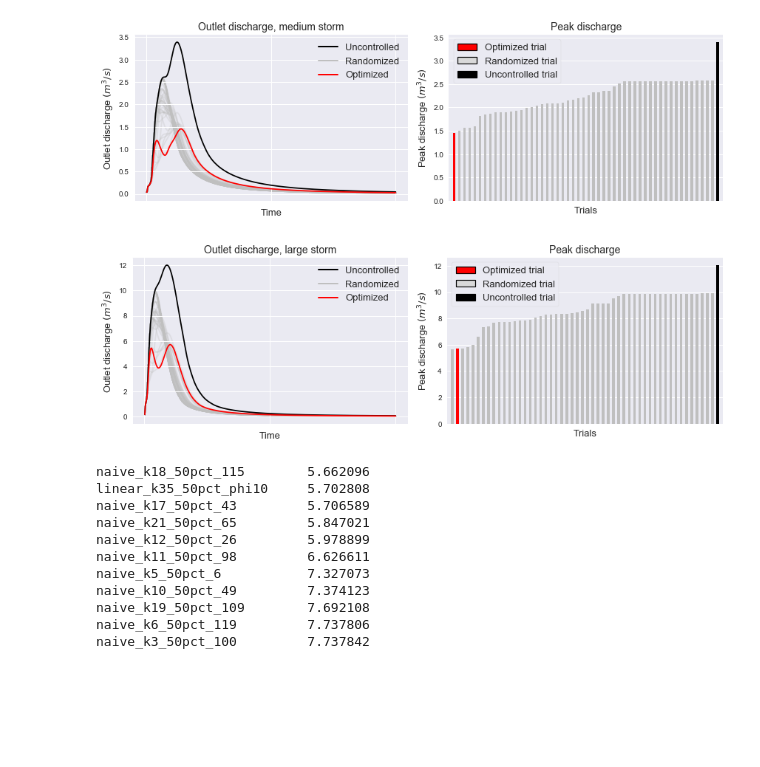
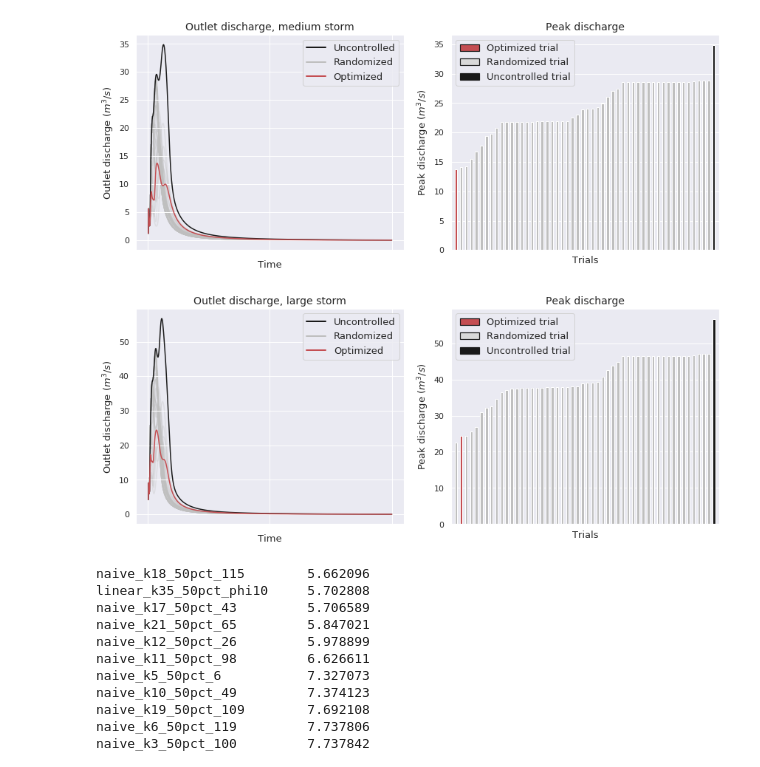
Before and after one commit to Mark-S-Bartlett/hydraulic-controller-placement, a Jupyter notebook: notebooks/FIG_performance.ipynb, the cells around one changed output. Saved outputs shown, nothing was run; the diff lists cells and outputs as text; code cells hidden in the pictures; blank space fills up the shorter version.

```diff
--- a/notebooks/FIG_performance.ipynb
+++ b/notebooks/FIG_performance.ipynb
@@ -145,18 +146,18 @@ var = {}
 
 for fn in os.listdir(output_dir):
     basename = fn.split('_diff')[0]
-    if (('diff' in fn) and ('50pct' in fn)) or ('uncontrolled' in fn):
-        if fn == 'uncontrolled_diff_4in.out':
+    if (('50pct' in fn)) or ('uncontrolled' in fn):
+        if fn == 'uncontrolled_23.38mm.out':
             outfall = swmmtoolbox.extract('../data/out/{0}'.format(fn), 'system,Flow_leaving_outfalls,11')
             var[basename] = outfall.var()[0]
             outfall.plot(ax=ax[0], legend=False, color='k', zorder=1)
-        elif fn.startswith('linear') and ('4in' in fn):
+        elif fn.startswith('linear') and ('23.38mm' in fn) and (not 'under' in fn):
             if 'k30' in fn:
                 outfall = swmmtoolbox.extract('../data/out/{0}'.format(fn), 'system,Flow_leaving_outfalls,11')
                 var[basename] = outfall.var()[0]
                 outfall.plot(ax=ax[0], legend=False, color='r', zorder=2)
 
-        elif fn.startswith('naive') and ('4in' in fn):
+        elif fn.startswith('naive') and ('23.38mm' in fn) and (not 'under' in fn):
             outfall = swmmtoolbox.extract('../data/out/{0}'.format(fn), 'system,Flow_leaving_outfalls,11')
             var[basename] = outfall.var()[0]
             outfall.plot(ax=ax[0], legend=False, color='0.75', alpha=0.3, zorder=0)
@@ -191,5 +192,6 @@ ax[1].get_legend().get_title().set_fontsize(13)
 ax[1].get_legend().get_title().set_fontweight('bold')
 ax[1].set_xlim(-1, 52)
 
-plt.savefig('../img/performance_var_large.png', bbox_inches='tight', dpi=200)
+plt.tight_layout()
+#plt.savefig('../img/performance_var_large.png', bbox_inches='tight', dpi=200)
 # %% [output]
@@ -203,18 +205,18 @@ maxes = {}
 
 for fn in os.listdir(output_dir):
     basename = fn.split('_diff')[0]
-    if (('diff' in fn) and ('50pct' in fn)) or ('uncontrolled' in fn):
-        if fn == 'uncontrolled_diff_0.5in.out':
+    if (('50pct' in fn)) or ('uncontrolled' in fn):
+        if fn == 'uncontrolled_11.2mm.out':
             outfall = swmmtoolbox.extract('../data/out/{0}'.format(fn), 'system,Flow_leaving_outfalls,11')
             maxes[basename] = outfall.max()[0]
             outfall.plot(ax=ax[0], legend=False, color='k', zorder=1)
-        elif fn.startswith('linear') and ('0.5in' in fn):
-            if 'k35' in fn:
+        elif fn.startswith('linear') and ('11.2mm' in fn) and (not 'under' in fn):
+            if 'k30' in fn:
                 outfall = swmmtoolbox.extract('../data/out/{0}'.format(fn), 'system,Flow_leaving_outfalls,11')
                 maxes[basename] = outfall.max()[0]
                 outfall.plot(ax=ax[0], legend=False, color='r', zorder=2)
 
-        elif fn.startswith('naive') and ('0.5in' in fn):
+        elif fn.startswith('naive') and ('11.2mm' in fn) and (not 'under' in fn):
             outfall = swmmtoolbox.extract('../data/out/{0}'.format(fn), 'system,Flow_leaving_outfalls,11')
             maxes[basename] = outfall.max()[0]
             outfall.plot(ax=ax[0], legend=False, color='0.75', alpha=0.3, zorder=0)
@@ -249,5 +251,6 @@ ax[1].get_legend().get_title().set_fontsize(13)
 ax[1].get_legend().get_title().set_fontweight('bold')
 ax[1].set_xlim(-1, 52)
 
-plt.savefig('../img/performance_max_small.png', bbox_inches='tight', dpi=200)
+plt.tight_layout()
+#plt.savefig('../img/performance_max_small.png', bbox_inches='tight', dpi=200)
 # %% [output]
@@ -261,18 +264,18 @@ maxes = {}
 
 for fn in os.listdir(output_dir):
     basename = fn.split('_diff')[0]
-    if (('diff' in fn) and ('50pct' in fn)) or ('uncontrolled' in fn):
-        if fn == 'uncontrolled_diff_1.5in.out':
+    if (('50pct' in fn)) or ('uncontrolled' in fn):
+        if fn == 'uncontrolled_16.87mm.out':
             outfall = swmmtoolbox.extract('../data/out/{0}'.format(fn), 'system,Flow_leaving_outfalls,11')
             maxes[basename] = outfall.max()[0]
             outfall.plot(ax=ax[0], legend=False, color='k', zorder=1)
-        elif fn.startswith('linear') and ('1.5in' in fn):
-            if 'k35' in fn:
+        elif fn.startswith('linear') and ('16.87mm' in fn) and (not 'under' in fn):
+            if 'k18' in fn:
                 outfall = swmmtoolbox.extract('../data/out/{0}'.format(fn), 'system,Flow_leaving_outfalls,11')
                 maxes[basename] = outfall.max()[0]
                 outfall.plot(ax=ax[0], legend=False, color='r', zorder=2)
 
-        elif fn.startswith('naive') and ('1.5in' in fn):
+        elif fn.startswith('naive') and ('16.87mm' in fn) and (not 'under' in fn):
             outfall = swmmtoolbox.extract('../data/out/{0}'.format(fn), 'system,Flow_leaving_outfalls,11')
             maxes[basename] = outfall.max()[0]
             outfall.plot(ax=ax[0], legend=False, color='0.75', alpha=0.3, zorder=0)
@@ -281,35 +284,36 @@ maxes = pd.Series(maxes).sort_values()
 colors = pd.Series(maxes.index.str.split('_').str[0]).map({'linear' : 'r', 'naive' : '0.75', 'uncontrolled' : 'k'})
 maxes.plot(ax=ax[1], kind='bar', colors=colors)
 ax[0].set_ylabel('Outlet discharge $(m^3/s)$', size=13)
 ax[1].set_ylabel('Peak discharge $(m^3/s)$', size=13)
 plt.tight_layout()
 ax[0].get_xaxis().set_ticklabels([])
 ax[0].minorticks_off()
 ax[1].get_xaxis().set_ticks([])
 ax[0].set_title(r'Outlet discharge, medium storm', size=14)
 ax[1].set_title(r'Peak discharge', size=14)
 
 custom_lines = [Line2D([0], [0], color='k', lw=2),
                 Line2D([0], [0], color='0.75', lw=2),
                 Line2D([0], [0], color='r', lw=2)]
 
 ax[0].legend(custom_lines, ['Uncontrolled', 'Randomized', 'Optimized'], loc=1, fontsize=13)
 ax[0].set_xlabel('Time', size=13)
 ax[1].set_xlabel('Trials', size=13, labelpad=8)
 
 red_patch = mpatches.Patch(facecolor='r', label='Optimized trial', linewidth=1.2, edgecolor='k')
 white_patch = mpatches.Patch(facecolor='0.85', label='Randomized trial', linewidth=1.2, edgecolor='k')
 black_patch = mpatches.Patch(facecolor='k', label='Uncontrolled trial', linewidth=1.2, edgecolor='k')
 
 leg1 = ax[1].legend(handles=[red_patch, white_patch, black_patch],
           frameon=True, fontsize=13, loc=2)
 ax[1].get_legend().get_title().set_fontsize(13)
 ax[1].get_legend().get_title().set_fontweight('bold')
 ax[1].set_xlim(-1, 52)
 
-plt.savefig('../img/performance_max_med.png', bbox_inches='tight', dpi=200)
+plt.tight_layout()
+#plt.savefig('../img/performance_max_med.png', bbox_inches='tight', dpi=200)
 # %% [output]
-[figure, old version]
+[figure, new version]
 # %%
 fig, ax = plt.subplots(1, 2, figsize=(12, 5))
 
@@ -319,18 +323,18 @@ maxes = {}
 
 for fn in os.listdir(output_dir):
     basename = fn.split('_diff')[0]
-    if (('diff' in fn) and ('50pct' in fn)) or ('uncontrolled' in fn):
-        if fn == 'uncontrolled_diff_4in.out':
+    if (('50pct' in fn)) or ('uncontrolled' in fn):
+        if fn == 'uncontrolled_23.38mm.out':
             outfall = swmmtoolbox.extract('../data/out/{0}'.format(fn), 'system,Flow_leaving_outfalls,11')
             maxes[basename] = outfall.max()[0]
             outfall.plot(ax=ax[0], legend=False, color='k', zorder=1)
-        elif fn.startswith('linear') and ('4in' in fn):
-            if 'k35' in fn:
+        elif fn.startswith('linear') and ('23.38mm' in fn) and (not 'under' in fn):
+            if 'k18' in fn:
                 outfall = swmmtoolbox.extract('../data/out/{0}'.format(fn), 'system,Flow_leaving_outfalls,11')
                 maxes[basename] = outfall.max()[0]
                 outfall.plot(ax=ax[0], legend=False, color='r', zorder=2)
 
-        elif fn.startswith('naive') and ('4in' in fn):
+        elif fn.startswith('naive') and ('23.38mm' in fn) and (not 'under' in fn):
             outfall = swmmtoolbox.extract('../data/out/{0}'.format(fn), 'system,Flow_leaving_outfalls,11')
             maxes[basename] = outfall.max()[0]
             outfall.plot(ax=ax[0], legend=False, color='0.75', alpha=0.3, zorder=0)
@@ -365,9 +369,10 @@ ax[1].get_legend().get_title().set_fontsize(13)
 ax[1].get_legend().get_title().set_fontweight('bold')
 ax[1].set_xlim(-1, 52)
 
-plt.savefig('../img/performance_max_large.png', bbox_inches='tight', dpi=200)
+plt.tight_layout()
+#plt.savefig('../img/performance_max_large.png', bbox_inches='tight', dpi=200)
 # %% [output]
-[figure, old version]
+[figure, new version]
 # %%
 maxes
 # %% [output]
```
Also changed, not shown: parts of 4 cells of this notebook, 12 other files.
